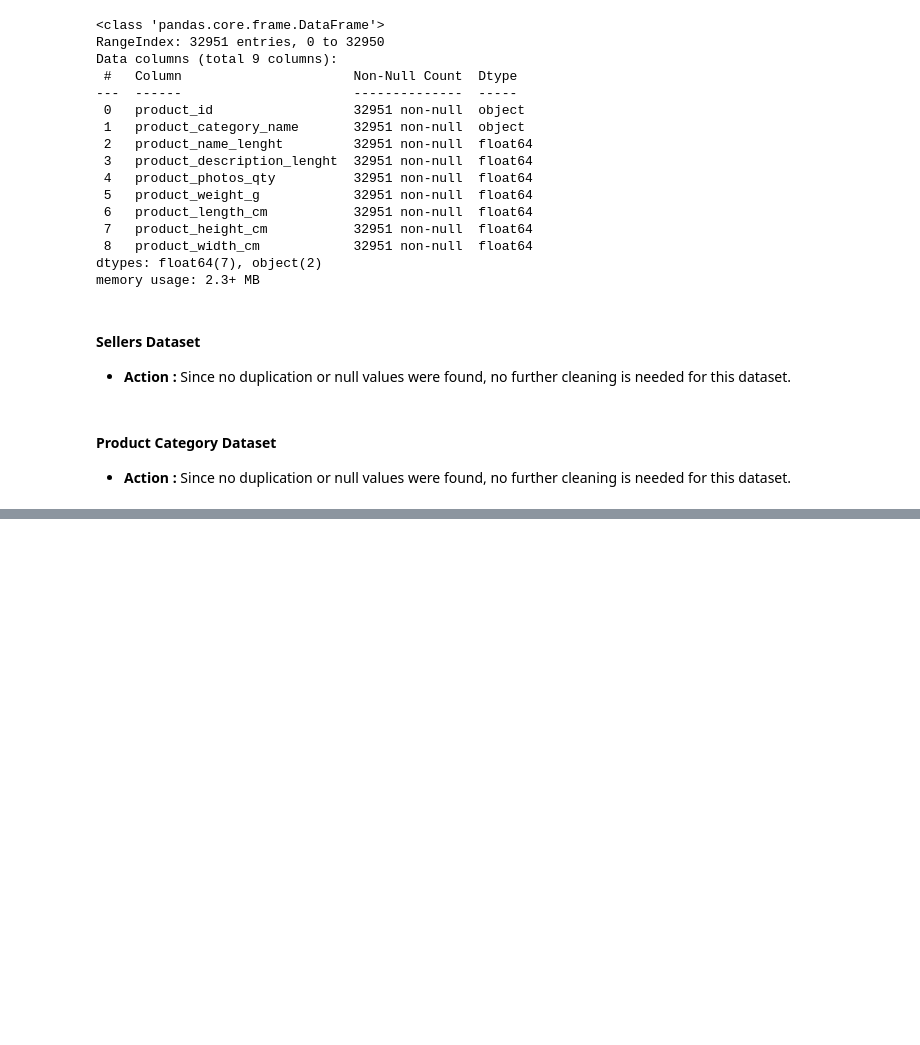
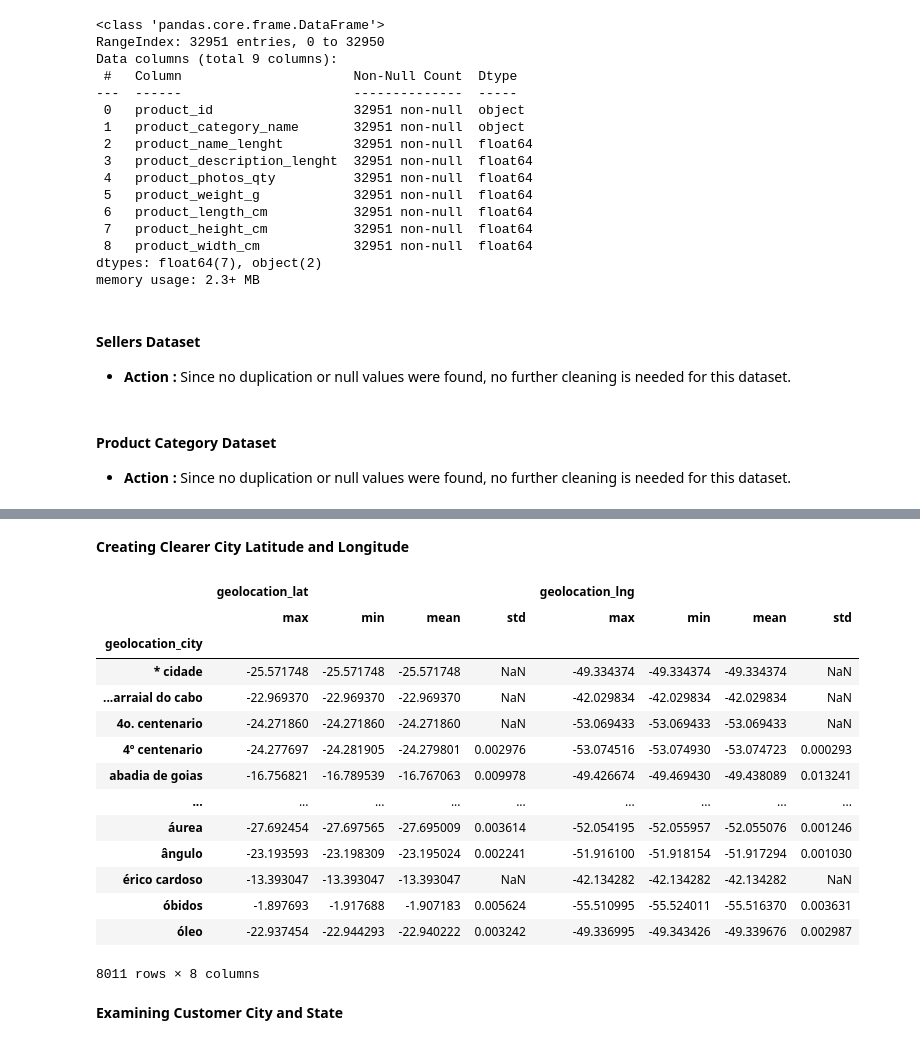
Before and after one commit to Bayhaqieee/Brazil_Ecommerce_Analyze, a Jupyter notebook: notebook.ipynb, the cells around one changed output, grey strips where cells are left out. Drawn from its saved outputs; the diff is of its cells as text; code cells hidden in the pictures; blank space fills up the shorter version.

```diff
--- a/notebook.ipynb
+++ b/notebook.ipynb
@@ -1044,0 +1109,25 @@ memory usage: 2.3+ MB
+# %% [markdown]
+**Creating Clearer City Latitude and Longitude**
+# %%
+geoloc_df.groupby(by="geolocation_city").agg({
+    "geolocation_lat": ["max", "min", "mean", "std"],
+    "geolocation_lng": ["max", "min", "mean", "std"]
+})
+# %% [output]
+|  | geolocation_lat |  |  |  | geolocation_lng |  |  |  |
+|  | max | min | mean | std | max | min | mean | std |
+| geolocation_city |  |  |  |  |  |  |  |  |
+| * cidade | -25.571748 | -25.571748 | -25.571748 | NaN | -49.334374 | -49.334374 | -49.334374 | NaN |
+| ...arraial do cabo | -22.969370 | -22.969370 | -22.969370 | NaN | -42.029834 | -42.029834 | -42.029834 | NaN |
+| 4o. centenario | -24.271860 | -24.271860 | -24.271860 | NaN | -53.069433 | -53.069433 | -53.069433 | NaN |
+| 4º centenario | -24.277697 | -24.281905 | -24.279801 | 0.002976 | -53.074516 | -53.074930 | -53.074723 | 0.000293 |
+| abadia de goias | -16.756821 | -16.789539 | -16.767063 | 0.009978 | -49.426674 | -49.469430 | -49.438089 | 0.013241 |
+| ... | ... | ... | ... | ... | ... | ... | ... | ... |
+| áurea | -27.692454 | -27.697565 | -27.695009 | 0.003614 | -52.054195 | -52.055957 | -52.055076 | 0.001246 |
+| ângulo | -23.193593 | -23.198309 | -23.195024 | 0.002241 | -51.916100 | -51.918154 | -51.917294 | 0.001030 |
+| érico cardoso | -13.393047 | -13.393047 | -13.393047 | NaN | -42.134282 | -42.134282 | -42.134282 | NaN |
+| óbidos | -1.897693 | -1.917688 | -1.907183 | 0.005624 | -55.510995 | -55.524011 | -55.516370 | 0.003631 |
+| óleo | -22.937454 | -22.944293 | -22.940222 | 0.003242 | -49.336995 | -49.343426 | -49.339676 | 0.002987 |
+8011 rows × 8 columns
+# %% [markdown]
+**Examining Customer City and State**
```
Also changed, not shown: parts of 16 cells of this notebook.
